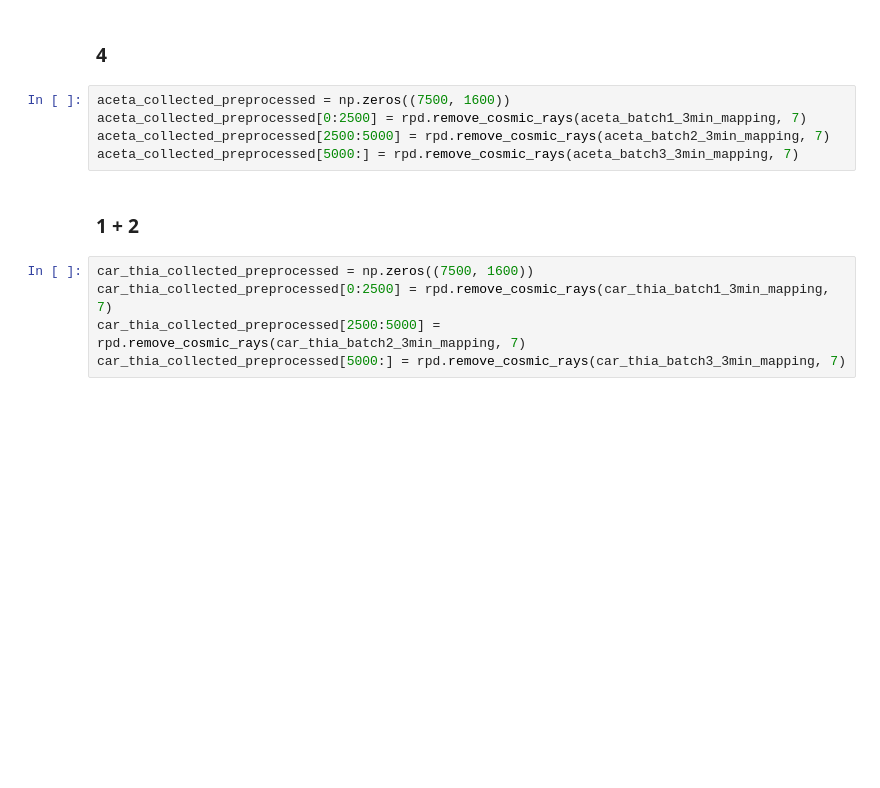
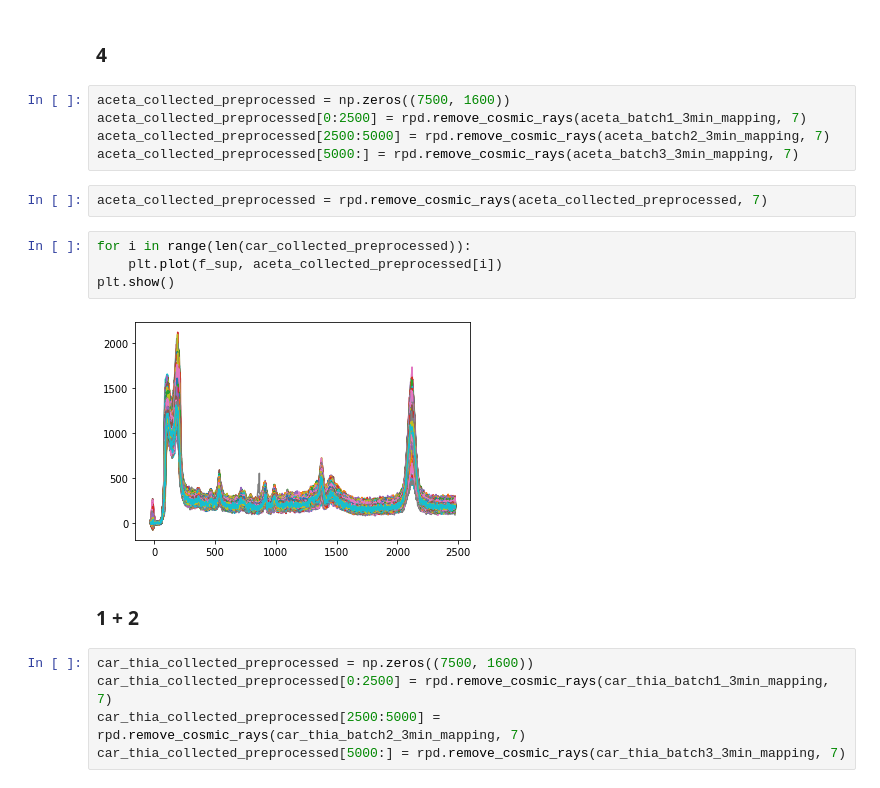
Before and after one commit to anva-kn/Raman, a Jupyter notebook: pytorch_classification.ipynb, the cells around one changed output. Cells and saved outputs as stored; diff of their text form; blank space fills up the shorter version.

```diff
--- a/pytorch_classification.ipynb
+++ b/pytorch_classification.ipynb
@@ -168,6 +189,14 @@ aceta_collected_preprocessed = np.zeros((7500, 1600))
 aceta_collected_preprocessed[0:2500] = rpd.remove_cosmic_rays(aceta_batch1_3min_mapping, 7)
 aceta_collected_preprocessed[2500:5000] = rpd.remove_cosmic_rays(aceta_batch2_3min_mapping, 7)
 aceta_collected_preprocessed[5000:] = rpd.remove_cosmic_rays(aceta_batch3_3min_mapping, 7)
+# %%
+aceta_collected_preprocessed = rpd.remove_cosmic_rays(aceta_collected_preprocessed, 7)
+# %%
+for i in range(len(car_collected_preprocessed)):
+    plt.plot(f_sup, aceta_collected_preprocessed[i])
+plt.show()
+# %% [output]
+[figure, added]
 # %% [markdown]
 ### 1 + 2
 # %%
```
Also changed, not shown: parts of 32 cells of this notebook, 1 other file.
